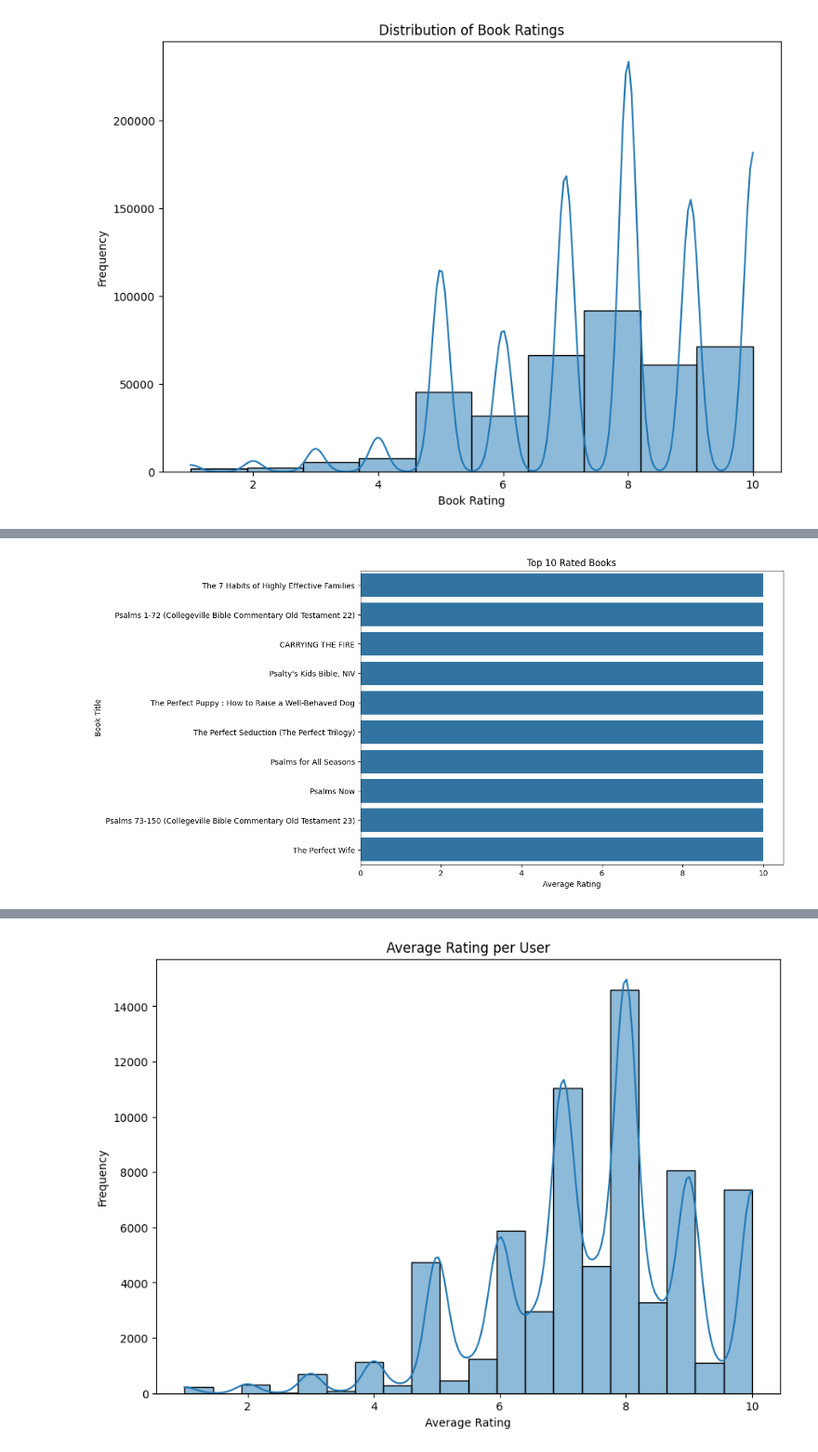
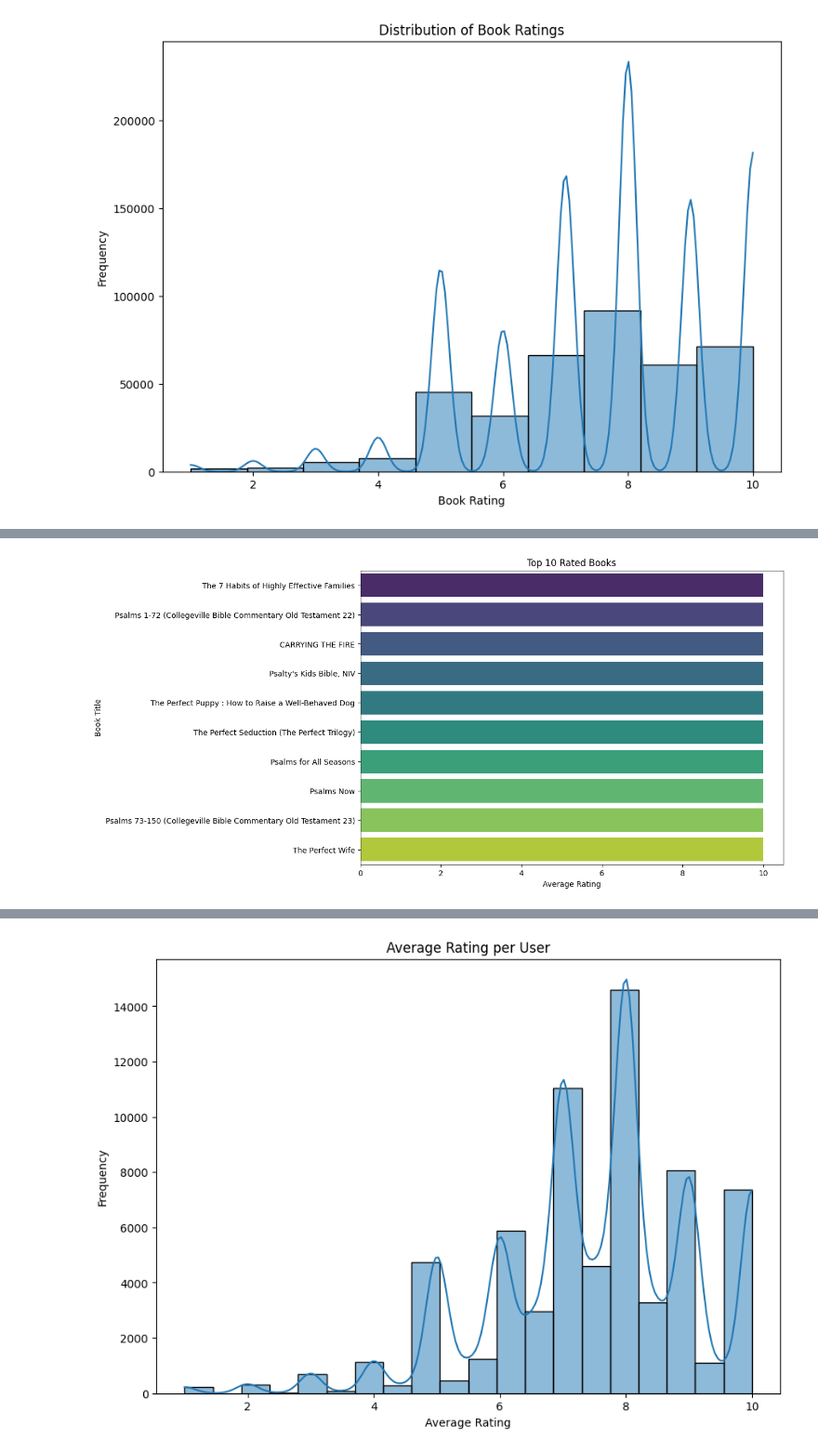
Before and after one commit to Marina-01/ComputingBooks, a Jupyter notebook: tensorflowrecommend.ipynb, the cells around one changed output, grey strips where cells are left out. Shown at 93% size. Cells and saved outputs as stored; diff of their text form; code cells hidden in the pictures.

```diff
--- a/tensorflowrecommend.ipynb
+++ b/tensorflowrecommend.ipynb
@@ -133,11 +177,11 @@ plt.show()
 # %%
 top_rated_books = df_selected.groupby('Book-Title')['Book-Rating'].mean().sort_values(ascending=False).head(10)
 plt.figure(figsize=(10, 7))
-sns.barplot(x=top_rated_books, y=top_rated_books.index)
+sns.barplot(x=top_rated_books, y=top_rated_books.index, palette='viridis' )
 plt.title('Top 10 Rated Books')
 plt.xlabel('Average Rating')
 plt.ylabel('Book Title')
 plt.show()
 #This visualization effectively shows the top 10 rated books based on their average ratings, making it easy to identify which books have received the highest average ratings.
 # %% [output]
-[figure, old version]
+[figure, new version]
```
Also changed, not shown: parts of 11 cells of this notebook.
